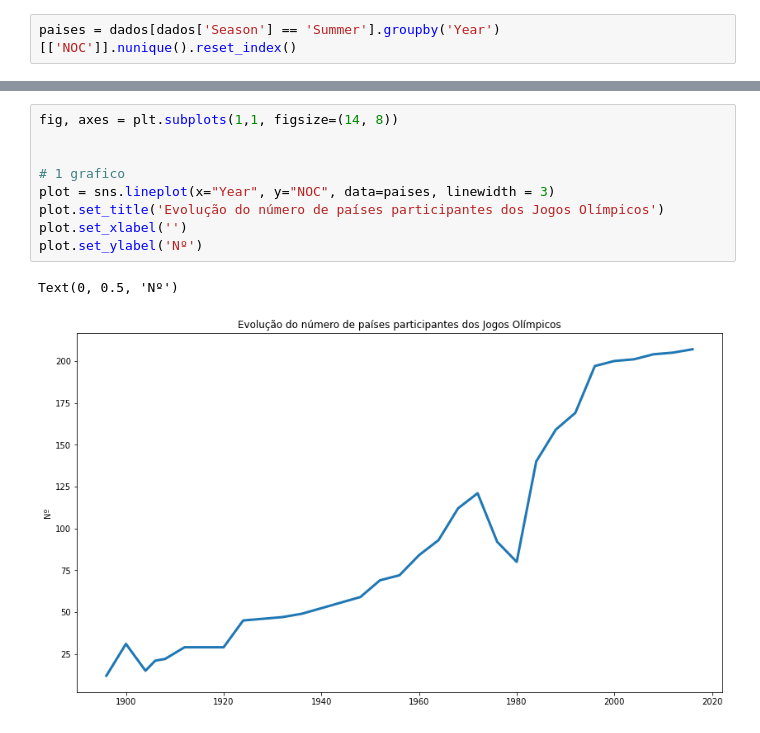
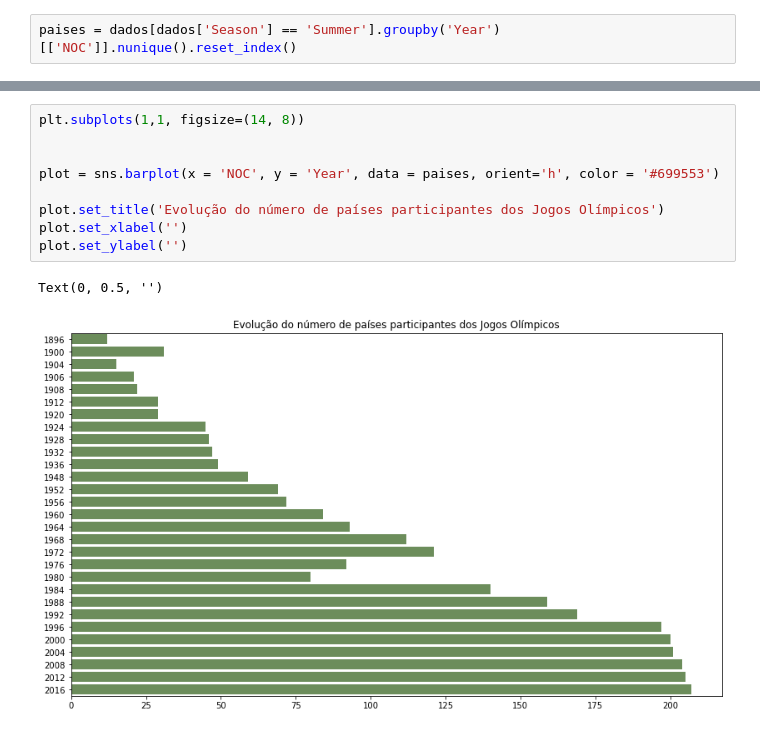
Before and after one commit to martinscaio/Jogos-Olimpicos, a Jupyter notebook: Jogos Olimpicos.ipynb, the cells around one changed output, grey strips where cells are left out. Cells and saved outputs as stored; diff of their text form.

```diff
--- a/Jogos Olimpicos.ipynb
+++ b/Jogos Olimpicos.ipynb
@@ -480,12 +372,12 @@ paises
 # %%
-fig, axes = plt.subplots(1,1, figsize=(14, 8))
+plt.subplots(1,1, figsize=(14, 8))
 
 
-# 1 grafico
-plot = sns.lineplot(x="Year", y="NOC", data=paises, linewidth = 3)
+plot = sns.barplot(x = 'NOC', y = 'Year', data = paises, orient='h', color = '#699553')
+
 plot.set_title('Evolução do número de países participantes dos Jogos Olímpicos')
 plot.set_xlabel('')
-plot.set_ylabel('Nº')
+plot.set_ylabel('')
 # %% [output]
-Text(0, 0.5, 'Nº')
+Text(0, 0.5, '')
-[figure, old version]
+[figure, new version]
```
Also changed, not shown: parts of 15 cells of this notebook.
